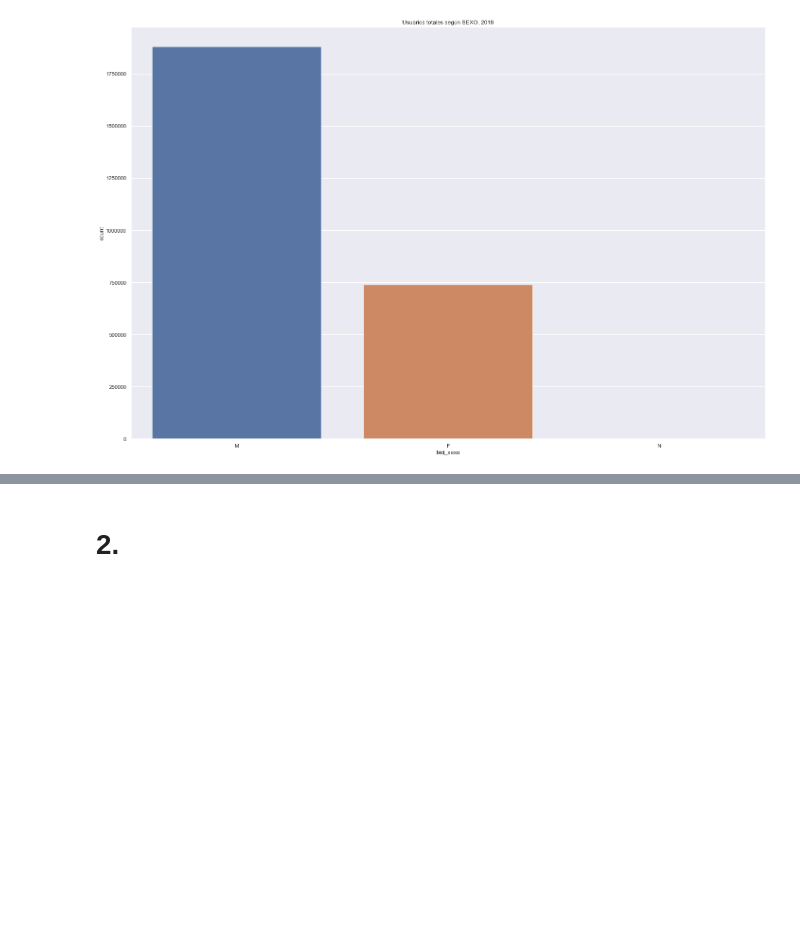
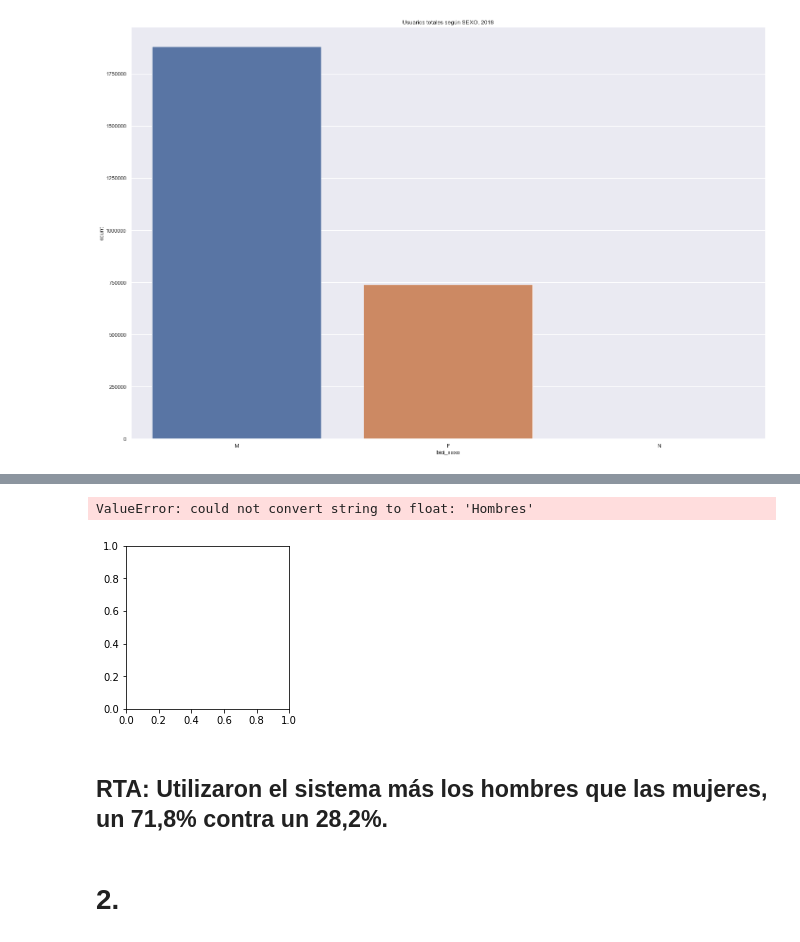
Before and after one commit to fpaterson/Acamica-Data-Science, a Jupyter notebook: Presentación personal/Presentación personal, dataset bicis.ipynb, the cells around one changed output, grey strips where cells are left out. Cells and saved outputs as stored; diff of their text form; code cells hidden in the pictures; blank space fills up the shorter version.

```diff
--- a/Presentación personal/Presentación personal, dataset bicis.ipynb
+++ b/Presentación personal/Presentación personal, dataset bicis.ipynb
@@ -171,3 +199,38 @@ Text(0.5, 1.0, 'Usuarios totales según SEXO, 2018')
+# %%
+fig, ax = plt.subplots(figsize=(6, 3), subplot_kw=dict(aspect="equal"))
+
+usos = ['Hombres 1880740',
+        'Mujeres 739160',
+        'N 68']
+
+
+data = [float(x.split()[0]) for x in usos]
+ingredients = [x.split()[-1] for x in usos]
+
+
+def func(pct, allvals):
+    absolute = int(pct/100.*np.sum(allvals))
+    return "{:.1f}%\n({:d} g)".format(pct, absolute)
+
+
+wedges, texts, autotexts = ax.pie(data, autopct=lambda pct: func(pct, data),
+                                  textprops=dict(color="w"))
+
+ax.legend(wedges, ingredients,
+          title="Ingredients",
+          loc="center left",
+          bbox_to_anchor=(1, 0, 0.5, 1))
+
+plt.setp(autotexts, size=8, weight="bold")
+
+ax.set_title("Matplotlib bakery: A pie")
+
+plt.show()
+# %% [output]
+ValueError: could not convert string to float: 'Hombres'
+[figure, added]
+# %% [markdown]
+## RTA: Utilizaron el sistema más los hombres que las mujeres, un 71,8% contra un 28,2%.
 # %% [markdown]
 # 2.
 # %%
```
Also changed, not shown: parts of 10 cells of this notebook.
